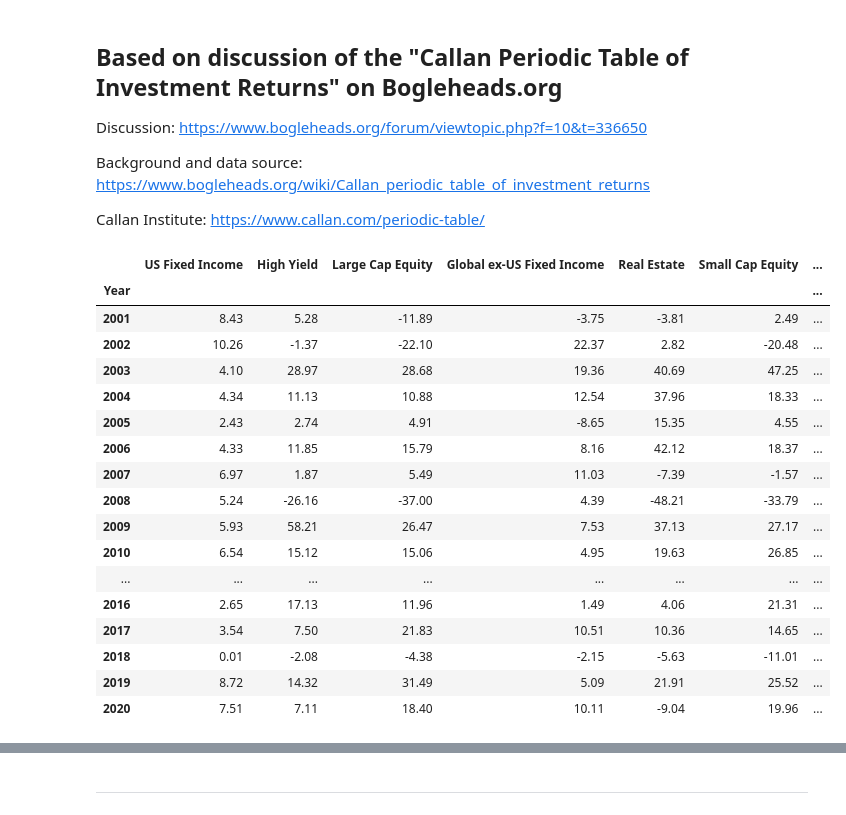
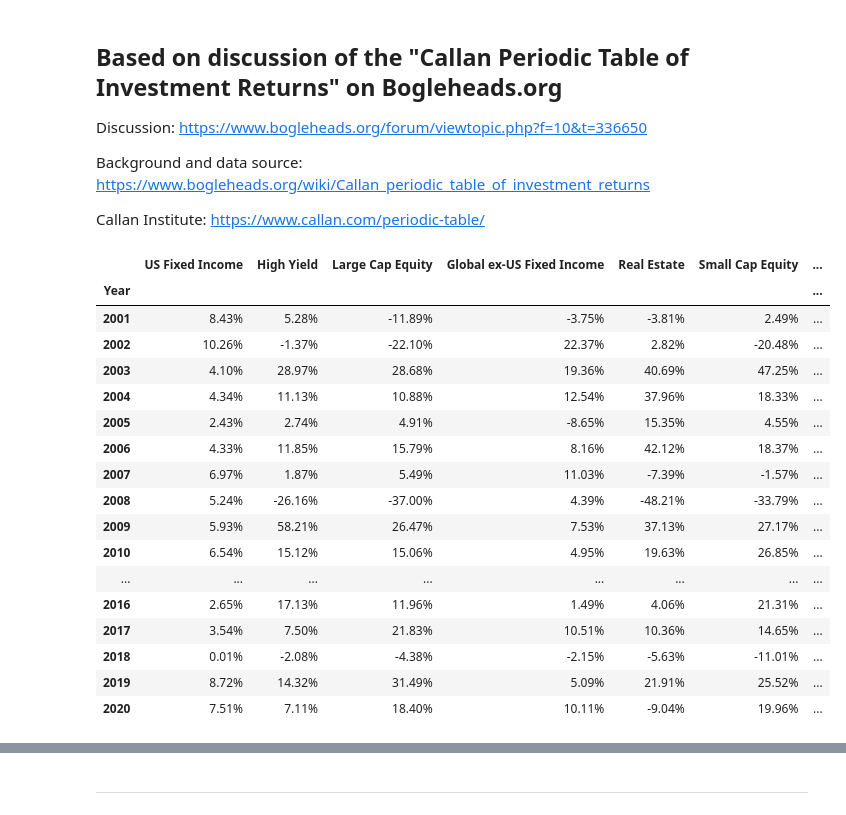
Before and after one commit to jsprag/Callan-Chart, a Jupyter notebook: Callan_Chart.ipynb, the cells around one changed output, grey strips where cells are left out. Drawn from its saved outputs; the diff is of its cells as text; code cells hidden in the pictures.

```diff
--- a/Callan_Chart.ipynb
+++ b/Callan_Chart.ipynb
@@ -17,27 +17,27 @@ from scipy import stats
 # %%
 # import data
 df = pd.read_csv("./callan.csv", index_col='Year')
-# %%
-df
-# %% [output]
-|  | US Fixed Income | High Yield | Large Cap Equity | Global ex-US Fixed Income | Real Estate | Small Cap Equity | ... |
-| Year |  |  |  |  |  |  | ... |
-| 2001 | 8.43 | 5.28 | -11.89 | -3.75 | -3.81 | 2.49 | ... |
-| 2002 | 10.26 | -1.37 | -22.10 | 22.37 | 2.82 | -20.48 | ... |
-| 2003 | 4.10 | 28.97 | 28.68 | 19.36 | 40.69 | 47.25 | ... |
-| 2004 | 4.34 | 11.13 | 10.88 | 12.54 | 37.96 | 18.33 | ... |
-| 2005 | 2.43 | 2.74 | 4.91 | -8.65 | 15.35 | 4.55 | ... |
-| 2006 | 4.33 | 11.85 | 15.79 | 8.16 | 42.12 | 18.37 | ... |
-| 2007 | 6.97 | 1.87 | 5.49 | 11.03 | -7.39 | -1.57 | ... |
-| 2008 | 5.24 | -26.16 | -37.00 | 4.39 | -48.21 | -33.79 | ... |
-| 2009 | 5.93 | 58.21 | 26.47 | 7.53 | 37.13 | 27.17 | ... |
-| 2010 | 6.54 | 15.12 | 15.06 | 4.95 | 19.63 | 26.85 | ... |
-| ... | ... | ... | ... | ... | ... | ... | ... |
-| 2016 | 2.65 | 17.13 | 11.96 | 1.49 | 4.06 | 21.31 | ... |
-| 2017 | 3.54 | 7.50 | 21.83 | 10.51 | 10.36 | 14.65 | ... |
-| 2018 | 0.01 | -2.08 | -4.38 | -2.15 | -5.63 | -11.01 | ... |
-| 2019 | 8.72 | 14.32 | 31.49 | 5.09 | 21.91 | 25.52 | ... |
-| 2020 | 7.51 | 7.11 | 18.40 | 10.11 | -9.04 | 19.96 | ... |
+# %%
+df.style.format('{0:,.2f}%')
+# %% [output]
+|  | US Fixed Income | High Yield | Large Cap Equity | Global ex-US Fixed Income | Real Estate | Small Cap Equity | ... |
+| Year |  |  |  |  |  |  | ... |
+| 2001 | 8.43% | 5.28% | -11.89% | -3.75% | -3.81% | 2.49% | ... |
+| 2002 | 10.26% | -1.37% | -22.10% | 22.37% | 2.82% | -20.48% | ... |
+| 2003 | 4.10% | 28.97% | 28.68% | 19.36% | 40.69% | 47.25% | ... |
+| 2004 | 4.34% | 11.13% | 10.88% | 12.54% | 37.96% | 18.33% | ... |
+| 2005 | 2.43% | 2.74% | 4.91% | -8.65% | 15.35% | 4.55% | ... |
+| 2006 | 4.33% | 11.85% | 15.79% | 8.16% | 42.12% | 18.37% | ... |
+| 2007 | 6.97% | 1.87% | 5.49% | 11.03% | -7.39% | -1.57% | ... |
+| 2008 | 5.24% | -26.16% | -37.00% | 4.39% | -48.21% | -33.79% | ... |
+| 2009 | 5.93% | 58.21% | 26.47% | 7.53% | 37.13% | 27.17% | ... |
+| 2010 | 6.54% | 15.12% | 15.06% | 4.95% | 19.63% | 26.85% | ... |
+| ... | ... | ... | ... | ... | ... | ... | ... |
+| 2016 | 2.65% | 17.13% | 11.96% | 1.49% | 4.06% | 21.31% | ... |
+| 2017 | 3.54% | 7.50% | 21.83% | 10.51% | 10.36% | 14.65% | ... |
+| 2018 | 0.01% | -2.08% | -4.38% | -2.15% | -5.63% | -11.01% | ... |
+| 2019 | 8.72% | 14.32% | 31.49% | 5.09% | 21.91% | 25.52% | ... |
+| 2020 | 7.51% | 7.11% | 18.40% | 10.11% | -9.04% | 19.96% | ... |
 # %%
 # set RGB colors for plotting. Colors selected to match Callan table.
 colors = {
```
Also changed, not shown: parts of 5 cells of this notebook, 1 other file.
